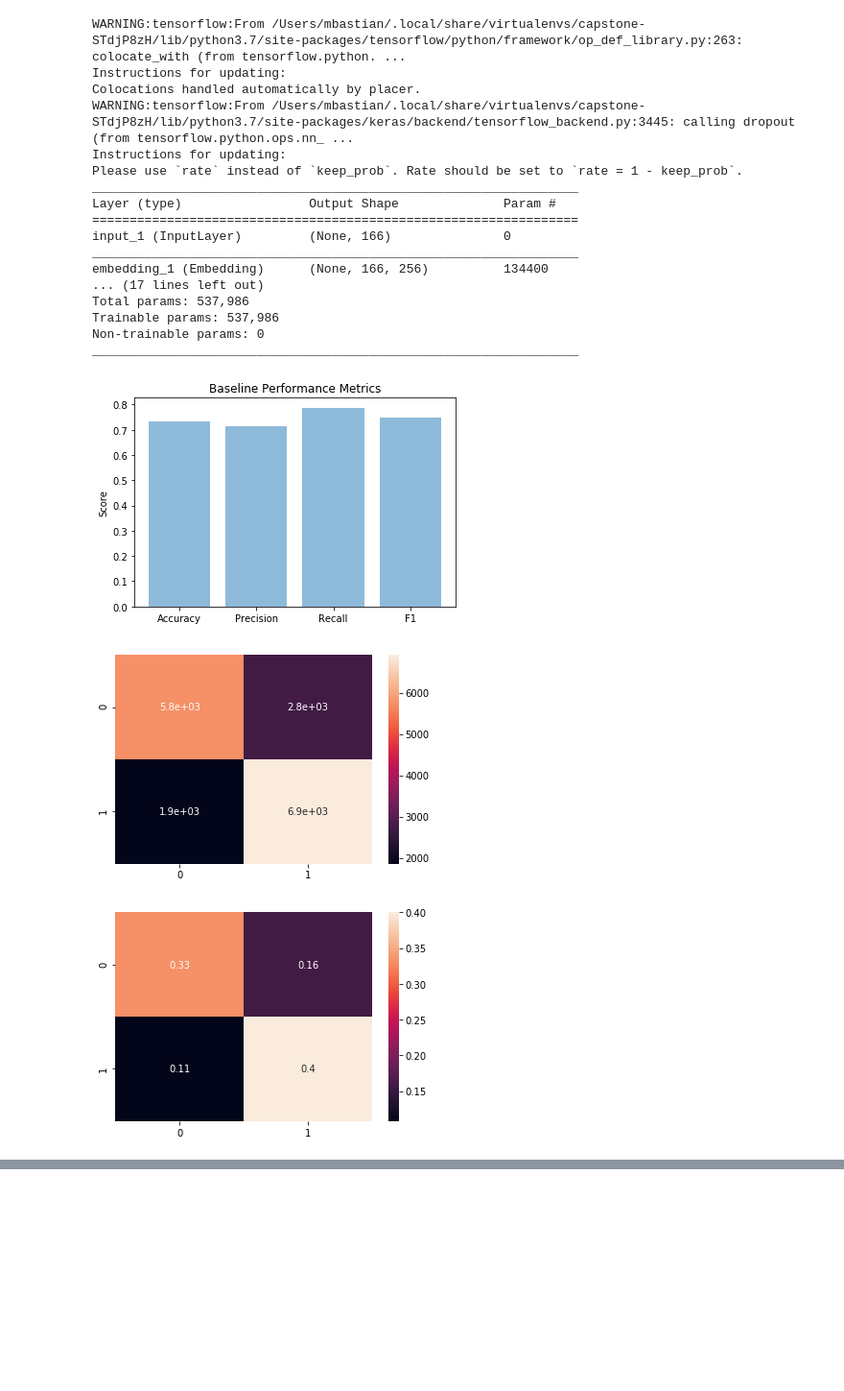
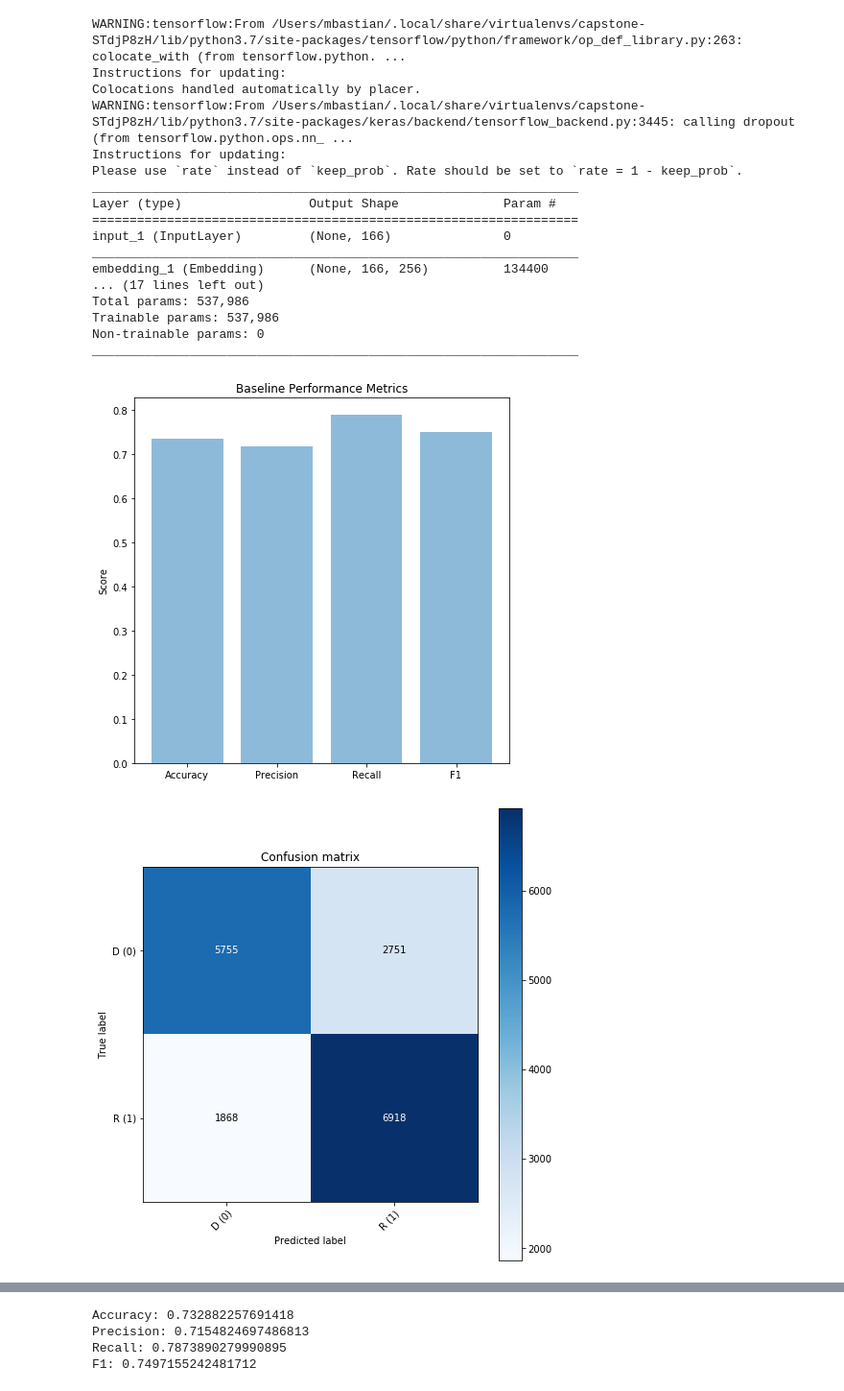
Before and after one commit to markbastian/capstone, a Jupyter notebook: 4_character_embedding2.ipynb, the cells around one changed output, grey strips where cells are left out. Shown at 96% size. Saved outputs shown, nothing was run; the diff lists cells and outputs as text; code cells hidden in the pictures; blank space fills up the shorter version.

```diff
--- a/4_character_embedding2.ipynb
+++ b/4_character_embedding2.ipynb
@@ -56,9 +59,13 @@ _________________________________________________________________
 # models.train(X_train, y_train, model, filepath)
 # %%
 predictions = np.argmax(model.predict(X_test), axis=1)
-# %%
-(accuracy, precision, recall, f1), confusion_matrix = models.plot_results(y_test, predictions)
-# %% [output]
-[figure, removed]
-[figure, removed]
-[figure, removed]
+# %%
+metrics, confusion_matrix = models.plot_results(y_test, predictions)
+(accuracy, precision, recall, f1) = metrics
+print('Accuracy: %s' % accuracy)
+print('Precision: %s' % precision)
+print('Recall: %s' % recall)
+print('F1: %s' % f1)
+# %% [output]
+[figure, added]
+[figure, added]
@@ -64,0 +73,4 @@ predictions = np.argmax(model.predict(X_test), axis=1)
+Accuracy: 0.732882257691418
+Precision: 0.7154824697486813
+Recall: 0.7873890279990895
+F1: 0.7497155242481712
```
Also changed, not shown: parts of 3 cells of this notebook, 14 other files.
